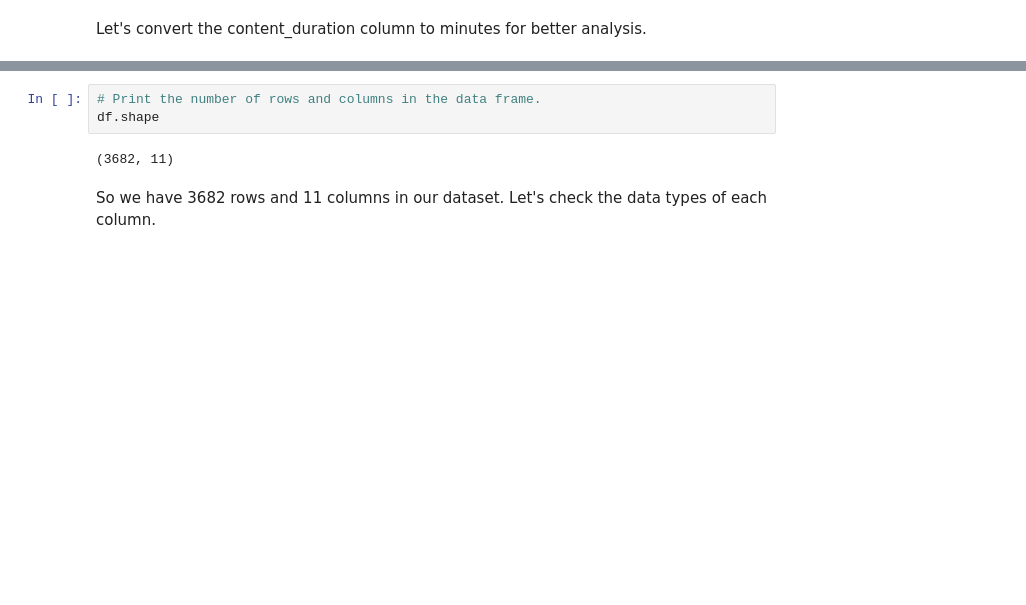
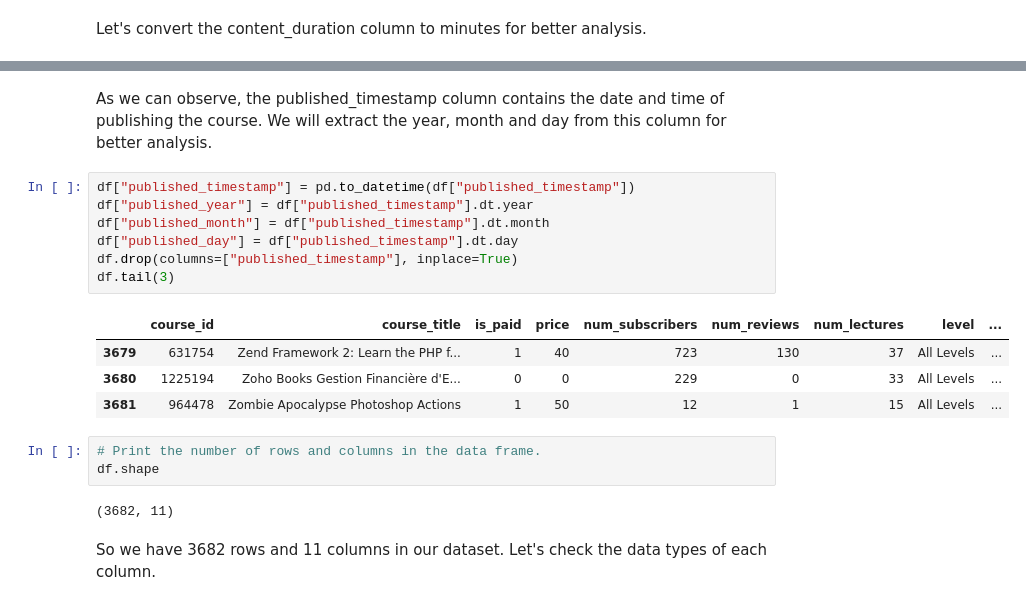
Before and after one commit to Chirag529/Udemy_Courses_Analysis, a Jupyter notebook: main.ipynb, the cells around one changed output, grey strips where cells are left out. Drawn from its saved outputs; the diff is of its cells as text; blank space fills up the shorter version.

```diff
--- a/main.ipynb
+++ b/main.ipynb
@@ -134,3 +143,17 @@ NameError: name 're' is not defined
+# %% [markdown]
+As we can observe, the published_timestamp column contains the date and time of publishing the course. We will extract the year, month and day from this column for better analysis.
+# %%
+df["published_timestamp"] = pd.to_datetime(df["published_timestamp"])
+df["published_year"] = df["published_timestamp"].dt.year
+df["published_month"] = df["published_timestamp"].dt.month
+df["published_day"] = df["published_timestamp"].dt.day
+df.drop(columns=["published_timestamp"], inplace=True)
+df.tail(3)
+# %% [output]
+|  | course_id | course_title | is_paid | price | num_subscribers | num_reviews | num_lectures | level | ... |
+| 3679 | 631754 | Zend Framework 2: Learn the PHP f... | 1 | 40 | 723 | 130 | 37 | All Levels | ... |
+| 3680 | 1225194 | Zoho Books Gestion Financière d'E... | 0 | 0 | 229 | 0 | 33 | All Levels | ... |
+| 3681 | 964478 | Zombie Apocalypse Photoshop Actions | 1 | 50 | 12 | 1 | 15 | All Levels | ... |
 # %%
 # Print the number of rows and columns in the data frame.
 df.shape
```
Also changed, not shown: parts of 2 cells of this notebook.
